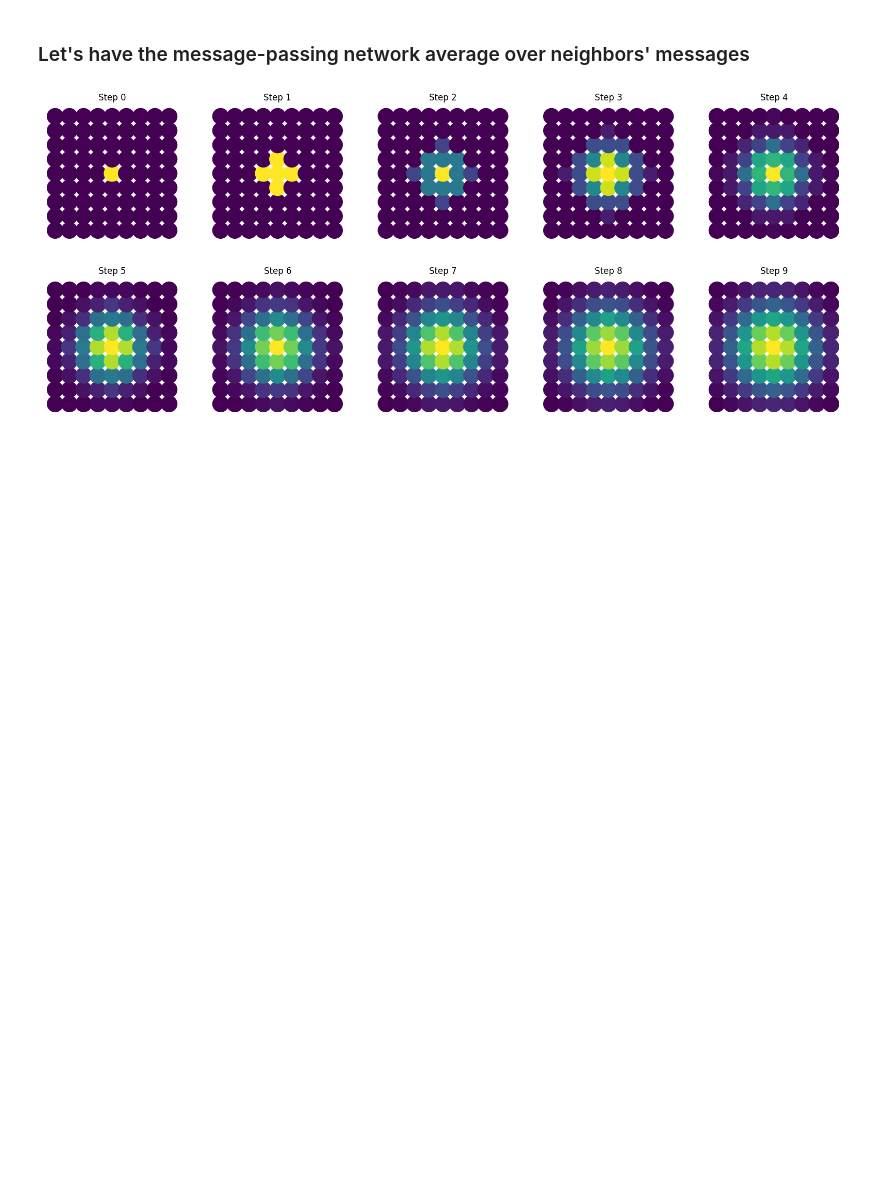
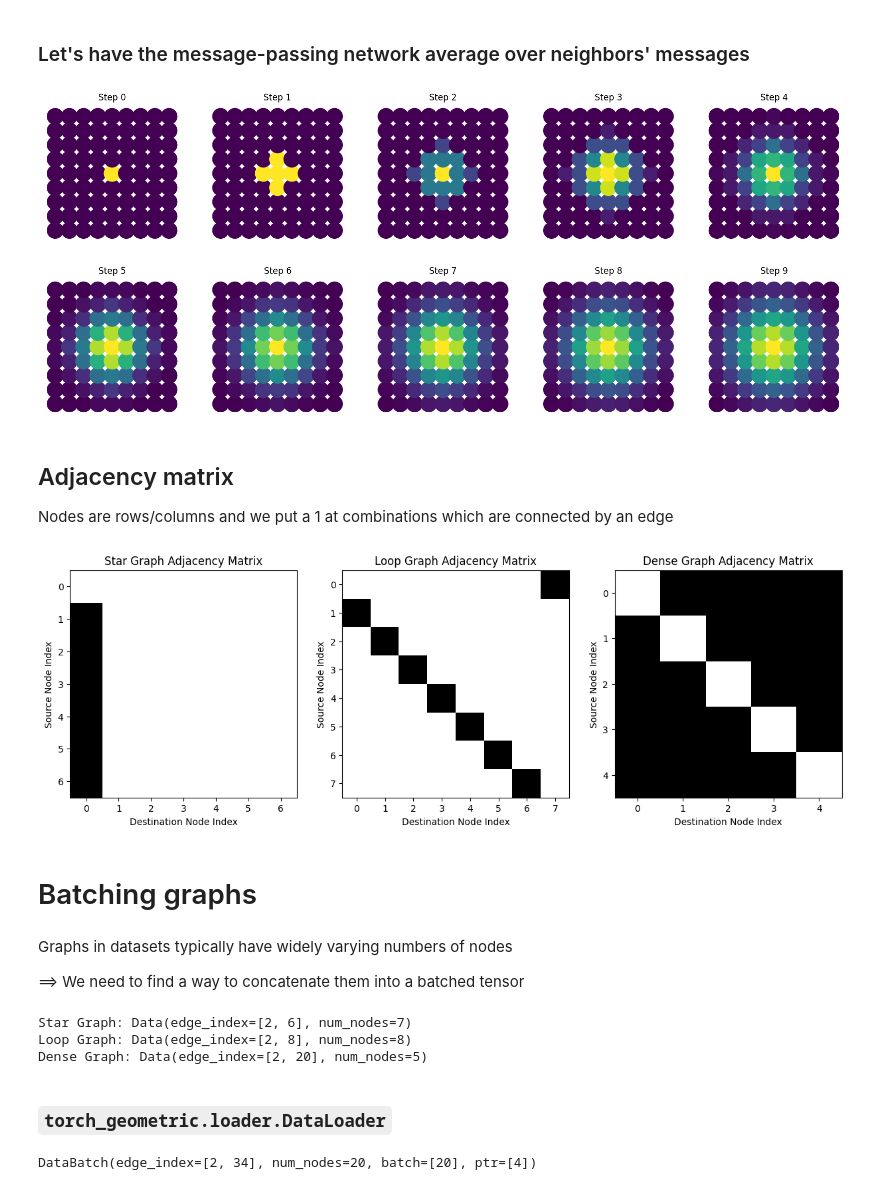
Before and after one commit to WeizmannMLcourse/MLCourse_2026, a Jupyter notebook: Tutorial9_GNN/torch_geometric_intro.ipynb, the cells around one changed output. Cells and saved outputs as stored; diff of their text form; code cells hidden in the pictures; blank space fills up the shorter version.

Commit message:
adding batching demo

```diff
--- a/Tutorial9_GNN/torch_geometric_intro.ipynb
+++ b/Tutorial9_GNN/torch_geometric_intro.ipynb
@@ -307,3 +332,53 @@ for i in range(num_steps):
 plt.show()
 # %% [output]
 [figure]
+# %% [markdown]
+## Adjacency matrix
+
+Nodes are rows/columns and we put a 1 at combinations which are connected by an edge
+# %%
+def get_adjacency_matrix(g):
+
+    ### Start with zeros (num_nodes x num_nodes)
+    A = torch.zeros((g.num_nodes, g.num_nodes), dtype=torch.float)
+
+    ### Put a 1 for each pair of src and dst nodes that are connected
+    edges_src, edges_dst = g.edge_index
+    A[edges_src, edges_dst] = 1.0
+
+    return A
+
+def plot_adjacency_matrix(A, ax):
+    ax.imshow(A, cmap='binary')
+    ax.set_title("Adjacency Matrix")
+    ax.set_xlabel("Destination Node Index")
+    ax.set_ylabel("Source Node Index")
+# %%
+fig, ax = plt.subplots(1, 3, figsize=(15, 5))
+graph_collection = {
+    "Star Graph": get_star_graph(),
+    "Loop Graph": get_loop_graph(),
+    "Dense Graph": get_dense_graph()
+}
+for i, (name, g_) in enumerate(graph_collection.items()):
+    A = get_adjacency_matrix(g_)
+    plot_adjacency_matrix(A, ax[i])
+    ax[i].set_title(f"{name} Adjacency Matrix")
+plt.show()
+# %% [output]
+[figure, added]
+# %% [markdown]
+# Batching graphs
+# %% [markdown]
+Graphs in datasets typically have widely varying numbers of nodes
+
+==> We need to find a way to concatenate them into a batched tensor
+# %%
+for label, g in graph_collection.items():
+    print(f"{label}: {g}")
+# %% [output]
+Star Graph: Data(edge_index=[2, 6], num_nodes=7)
+Loop Graph: Data(edge_index=[2, 8], num_nodes=8)
+Dense Graph: Data(edge_index=[2, 20], num_nodes=5)
+# %% [markdown]
+### `torch_geometric.loader.DataLoader`
@@ -309,0 +395,5 @@ plt.show()
+# %%
+for batch in dl:
+    print(batch)
+# %% [output]
+DataBatch(edge_index=[2, 34], num_nodes=20, batch=[20], ptr=[4])
```
Also changed, not shown: parts of 18 cells of this notebook.
